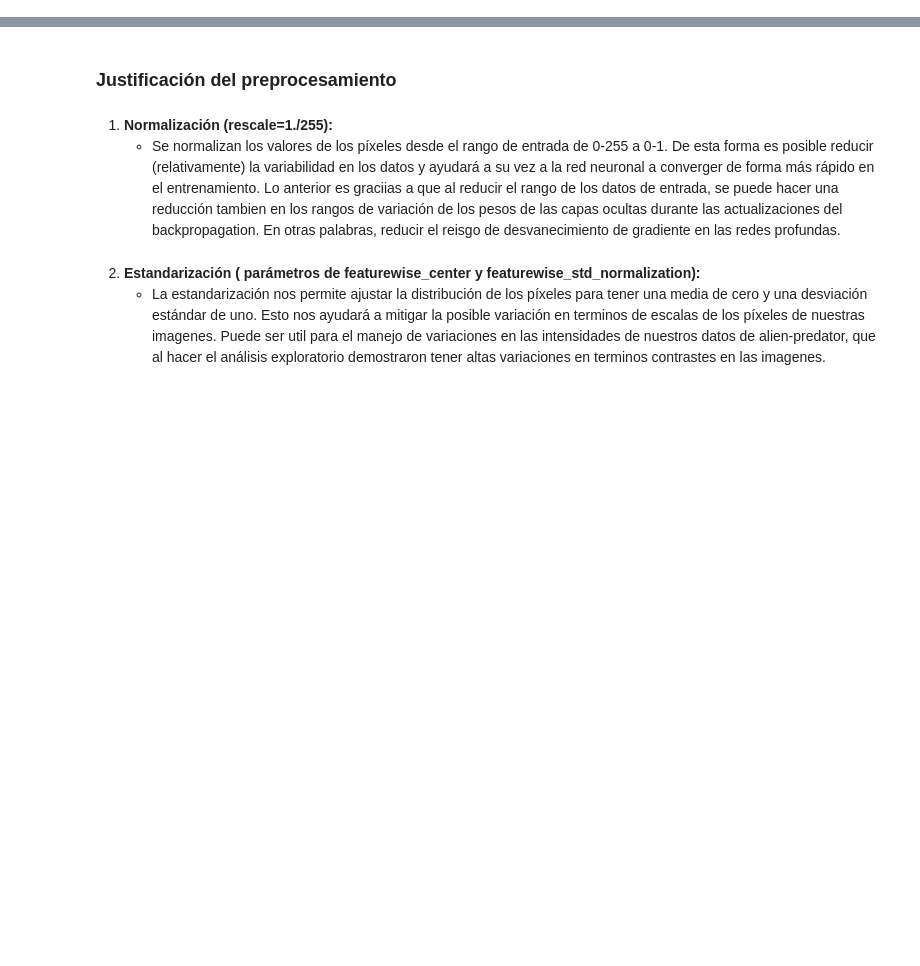
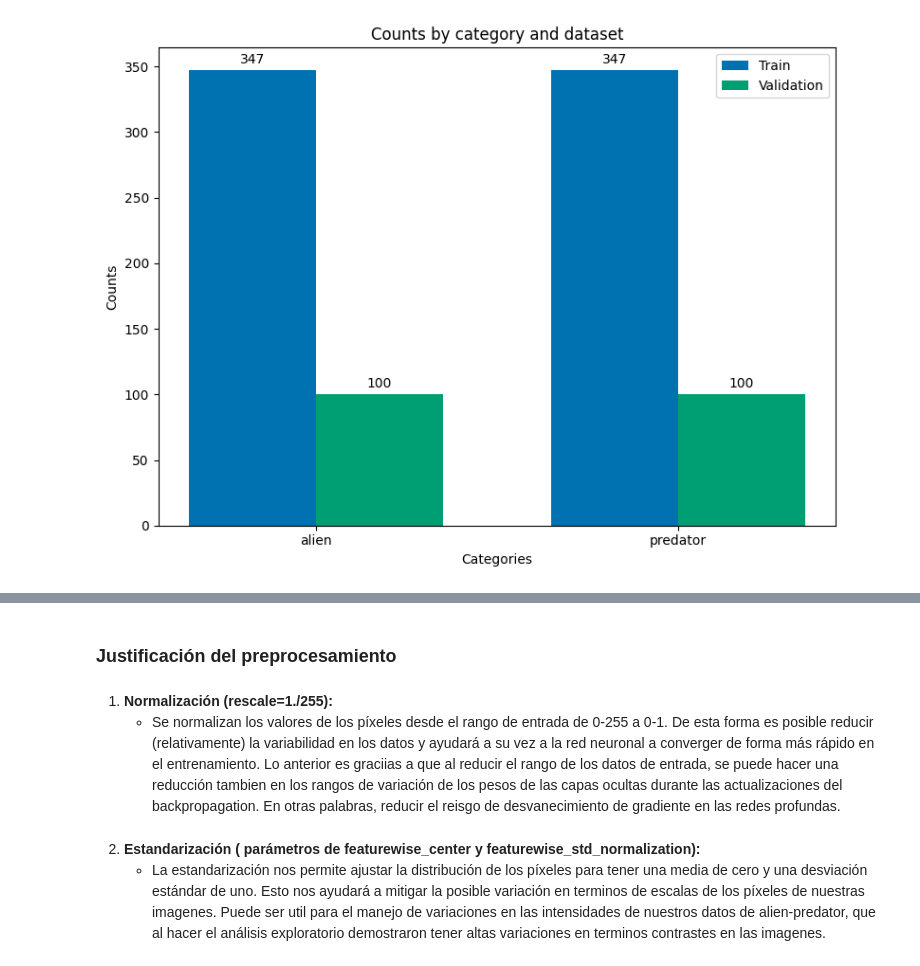
Before and after one commit to JeySeb/Vision_ML_Taller_3, a Jupyter notebook: MISIS4825_M&V2023_TALLER3.ipynb, the cells around one changed output, grey strips where cells are left out. Saved outputs shown, nothing was run; the diff lists cells and outputs as text; code cells hidden in the pictures; blank space fills up the shorter version.

```diff
--- a/MISIS4825_M&V2023_TALLER3.ipynb
+++ b/MISIS4825_M&V2023_TALLER3.ipynb
@@ -296,0 +117,48 @@ Found 200 validated image filenames belonging to 2 classes.
+# %%
+def count_images(data_dir):
+    total_images = 0
+    counts = {}
+
+    for class_dir in os.listdir(data_dir):
+        class_path = os.path.join(data_dir, class_dir)
+        if os.path.isdir(class_path):
+            num_images = len(os.listdir(class_path))
+            total_images += num_images
+            counts[class_dir] = num_images
+
+    return counts
+
+# Data for plotting
+categories = ['alien', 'predator']
+train_counts = list(count_images(data_train_directory).values())
+validation_counts = list(count_images(data_validation_directory).values())
+
+x = range(len(categories))
+
+fig, ax = plt.subplots(figsize=(8, 6))
+bar_width = 0.35
+
+rects1 = ax.bar(x, train_counts, bar_width, label='Train')
+rects2 = ax.bar([p + bar_width for p in x], validation_counts, bar_width, label='Validation')
+
+ax.set_xlabel('Categories')
+ax.set_ylabel('Counts')
+ax.set_title('Counts by category and dataset')
+ax.set_xticks([p + bar_width / 2 for p in x])
+ax.set_xticklabels(categories)
+ax.legend()
+
+def autolabel(rects):
+    for rect in rects:
+        height = rect.get_height()
+        ax.annotate('{}'.format(height),
+                    xy=(rect.get_x() + rect.get_width() / 2, height),
+                    xytext=(0, 3),  # 3 points vertical offset
+                    textcoords="offset points",
+                    ha='center', va='bottom')
+autolabel(rects1)
+autolabel(rects2)
+fig.tight_layout()
+plt.show()
+# %% [output]
+[figure, added]
```
Also changed, not shown: parts of 57 cells of this notebook.
